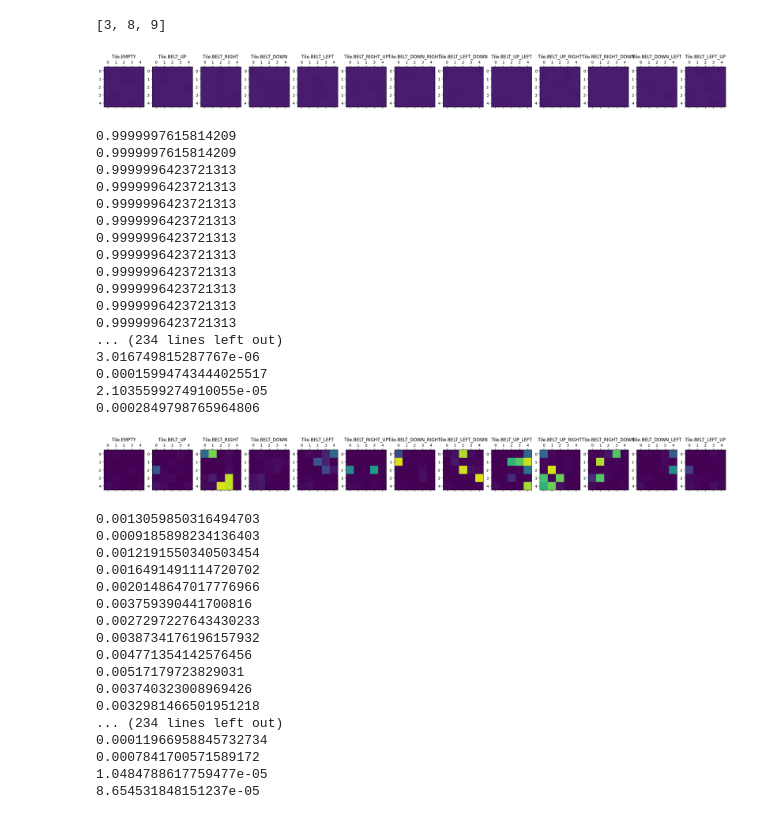
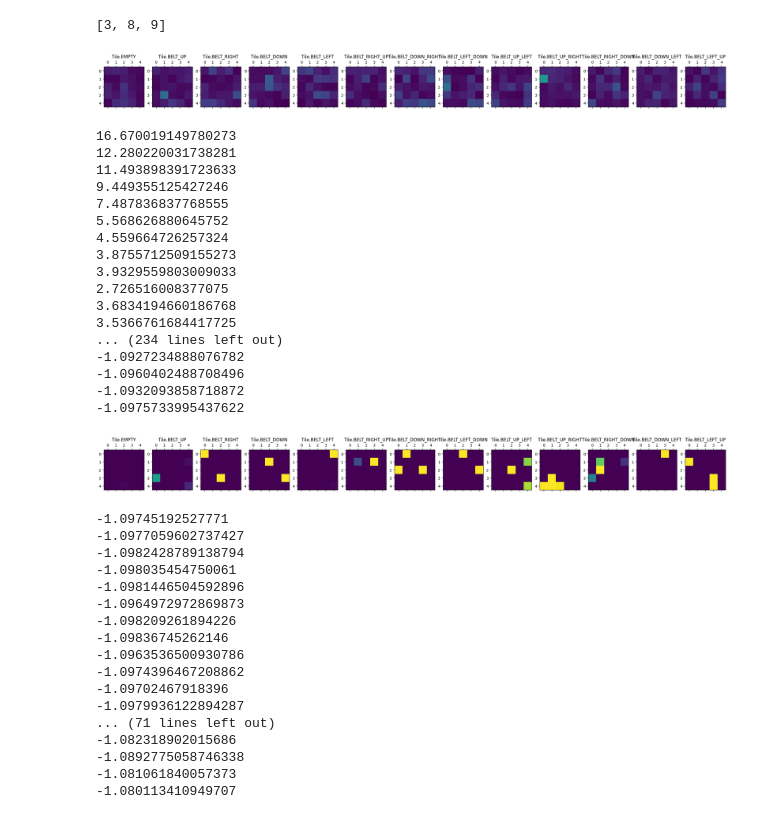
Before and after one commit to mikolajkolanski/FactorioSolver, a Jupyter notebook: train.ipynb, the cells around one changed output. Saved outputs shown, nothing was run; the diff lists cells and outputs as text; code cells hidden in the pictures.

```diff
--- a/train.ipynb
+++ b/train.ipynb
@@ -88,7 +88,7 @@ class Tile(Enum):
 def plot_solve(solve):
     fig, ax = plt.subplots(1,solve.size(-1),figsize=(6*5, 6))
     for i, grid in enumerate(solve.permute(2,0,1)):
-        ax[i].matshow(grid.detach().numpy(),vmin=0,vmax=1)
+        ax[i].matshow(grid.detach().exp().numpy(),vmin=0,vmax=1)
         ax[i].set
         ax[i].set_title(Tile(i))
     plt.show()
@@ -131,68 +146,70 @@ logits = 0.01 * torch.randn(BOX_SIZE,BOX_SIZE,len(Tile))
 
 logits.requires_grad_()
 # solve = smax(solve)
 
 MAX_ITER = 500
 
 opt = torch.optim.Adam([logits], lr=0.1)
 sch = torch.optim.lr_scheduler.CosineAnnealingWarmRestarts(opt, T_0=100, T_mult=2)
 
 for iter in range(MAX_ITER):
     with torch.no_grad():
         logits += 0.2 * torch.randn_like(logits)
-    solve = torch.softmax(logits/5, dim=-1)
+    solve = torch.log_softmax(logits*5, dim=-1)
 
     if iter%250==0:
         plot_solve(solve)
 
 
-    loss = (1-eval(solve)[4,4, :].sum())**2
+    loss = -torch.logsumexp(eval(solve)[4, 4, :], dim=-1)
 
     # loss += solve[:,:,1::].mean() * 0.01
     # loss += 3* ((1-solve.sum(dim=-1))**2).mean()
     print(loss.item())
+    # print(loss.grad_fn)
 
     # if loss.item()<0.05:
     #     break
 
     loss.backward()
+    # print(logits.grad)
     opt.step()
     opt.zero_grad()
-    sch.step()
+    # sch.step()
 # %% [output]
-[figure, old version]
+[figure, new version]
-0.9999997615814209
-0.9999997615814209
-0.9999996423721313
-0.9999996423721313
-0.9999996423721313
-0.9999996423721313
-0.9999996423721313
-0.9999996423721313
-0.9999996423721313
-0.9999996423721313
-0.9999996423721313
-0.9999996423721313
+16.670019149780273
+12.280220031738281
+11.493898391723633
+9.449355125427246
+7.487836837768555
+5.568626880645752
+4.559664726257324
+3.8755712509155273
+3.9329559803009033
+2.726516008377075
+3.6834194660186768
+3.5366761684417725
 ... (234 lines left out)
-3.016749815287767e-06
-0.00015994743444025517
-2.1035599274910055e-05
-0.0002849798765964806
+-1.0927234888076782
+-1.0960402488708496
+-1.0932093858718872
+-1.0975733995437622
-[figure, old version]
+[figure, new version]
-0.0013059850316494703
-0.0009185898234136403
-0.0012191550340503454
-0.0016491491114720702
-0.0020148647017776966
-0.003759390441700816
-0.0027297227643430233
-0.0038734176196157932
-0.004771354142576456
-0.00517179723829031
-0.003740323008969426
-0.0032981466501951218
-... (234 lines left out)
-0.00011966958845732734
-0.0007841700571589172
-1.0484788617759477e-05
-8.654531848151237e-05
+-1.09745192527771
+-1.0977059602737427
+-1.0982428789138794
+-1.098035454750061
+-1.0981446504592896
+-1.0964972972869873
+-1.098209261894226
+-1.09836745262146
+-1.0963536500930786
+-1.0974396467208862
+-1.09702467918396
+-1.0979936122894287
+... (71 lines left out)
+-1.082318902015686
+-1.0892775058746338
+-1.081061840057373
+-1.080113410949707
```
Also changed, not shown: parts of 3 cells of this notebook.
